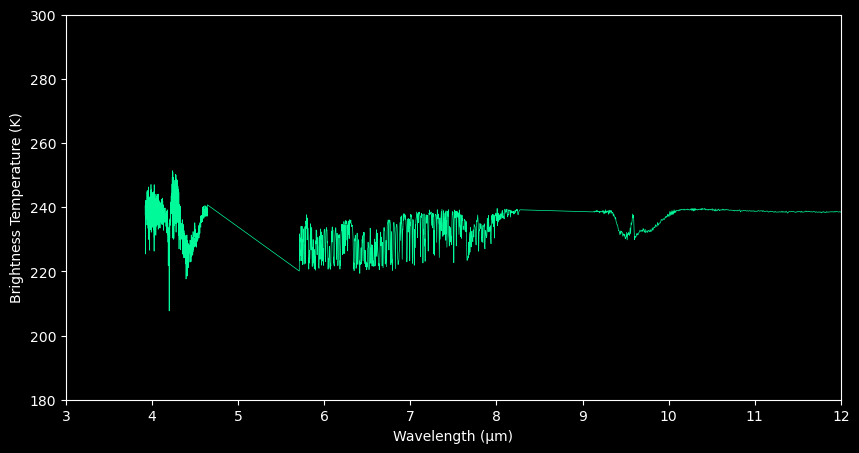
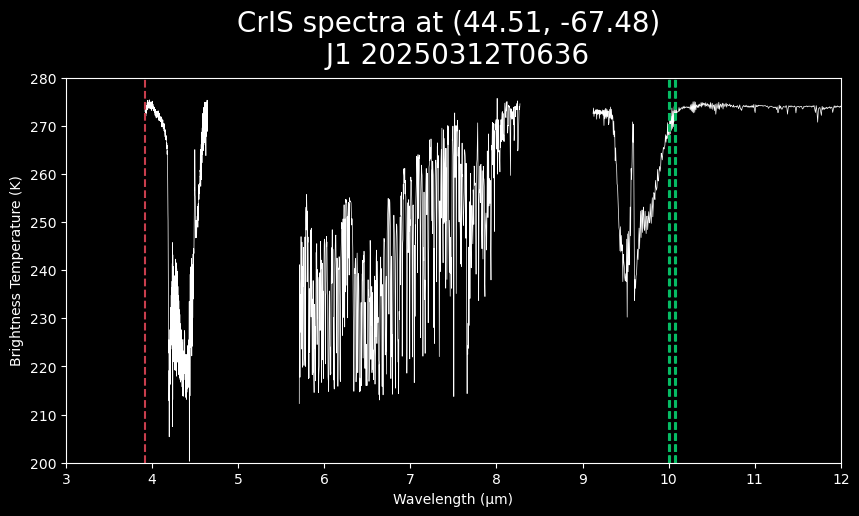
Unified diff of the notebook cell whose output changed from the first chart to the second:
--- before
+++ after
@@ -3,13 +3,28 @@
 ax.set_facecolor('black')
 
-ax.plot(wl_1, Tb_1, 
-        color="#00FA9A", 
+ax.plot(df_lw["Wavelength (um)"], 
+        df_lw["Brightness Temperature (K)"], 
+        color="#fff", 
         linewidth=0.5)
+ax.plot(df_mw["Wavelength (um)"], 
+        df_mw["Brightness Temperature (K)"], 
+        color="#fff", 
+        linewidth=0.5)
+ax.plot(df_sw["Wavelength (um)"], 
+        df_sw["Brightness Temperature (K)"], 
+        color="#fff", 
+        linewidth=0.5)
+
+add_vertical_lines(wnum_sel_sw=10_000/2551, wnum_sel_lw=10_000/np.array([1000, 999, 993, 992]))
+
 ax.set_xlim((3,12))
-ax.set_ylim((180,300))
+ax.set_ylim((200,280))
 
 ax.set_xlabel("Wavelength (μm)")
 ax.set_ylabel("Brightness Temperature (K)")
 
-plt.savefig(f"plots/{today_date_str}_cris_spectra.png", dpi=200, bbox_inches='tight')
+plot_title = f"CrIS spectra at ({actual_lat}, {actual_lon}) \n {description}"
+ax.set_title(plot_title, fontsize=20, pad=10)
+
+plt.savefig(f"plots/{today_date_str}_cris_spectra.png", dpi=600, bbox_inches='tight')
 plt.show()

Commit: Using CrIS with multiple line selection